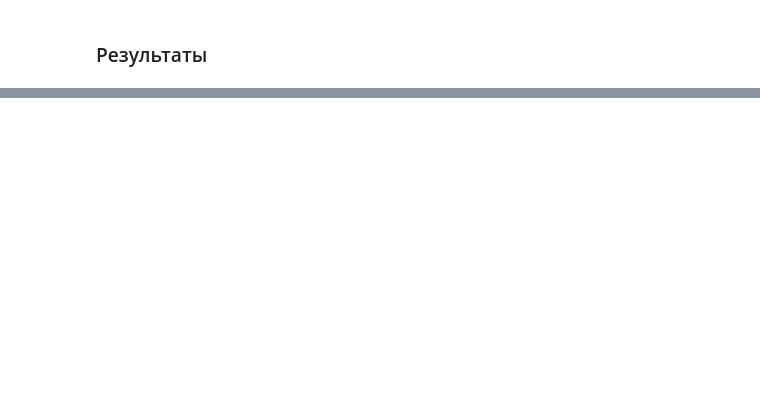
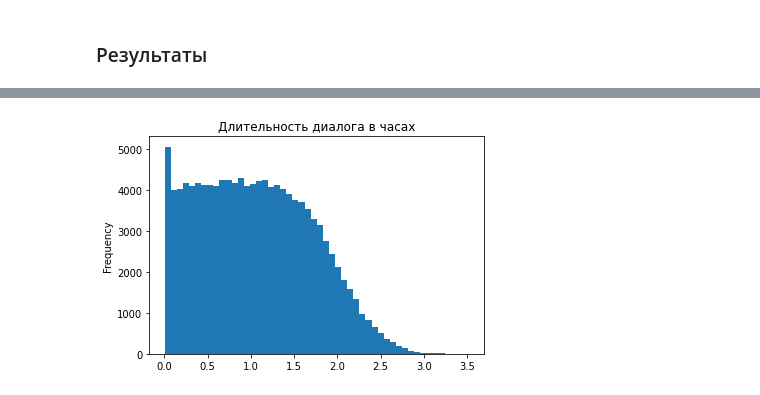
Before and after one commit to OkThought/TelegramBotUserStreamExperiments, a Jupyter notebook: notebooks/simple_experiment.ipynb, the cells around one changed output, grey strips where cells are left out. Cells and saved outputs as stored; diff of their text form; code cells hidden in the pictures; blank space fills up the shorter version.

```diff
--- a/notebooks/simple_experiment.ipynb
+++ b/notebooks/simple_experiment.ipynb
@@ -190,0 +166,11 @@ print_inputs()
+# %%
+df = requests_df.copy()
+df = df.reset_index().set_index('client')
+df = df.groupby('client').duration_seconds.max() / 60 / 60
+df.plot(kind='hist', bins=50, title='Длительность диалога в часах')
+dialog_durations_df = df
+dialog_duration_max = df.max()
+dialog_duration_mean = df.mean()
+dialog_duration_min = df.min()
+# %% [output]
+[figure, added]
```
Also changed, not shown: parts of 15 cells of this notebook.
